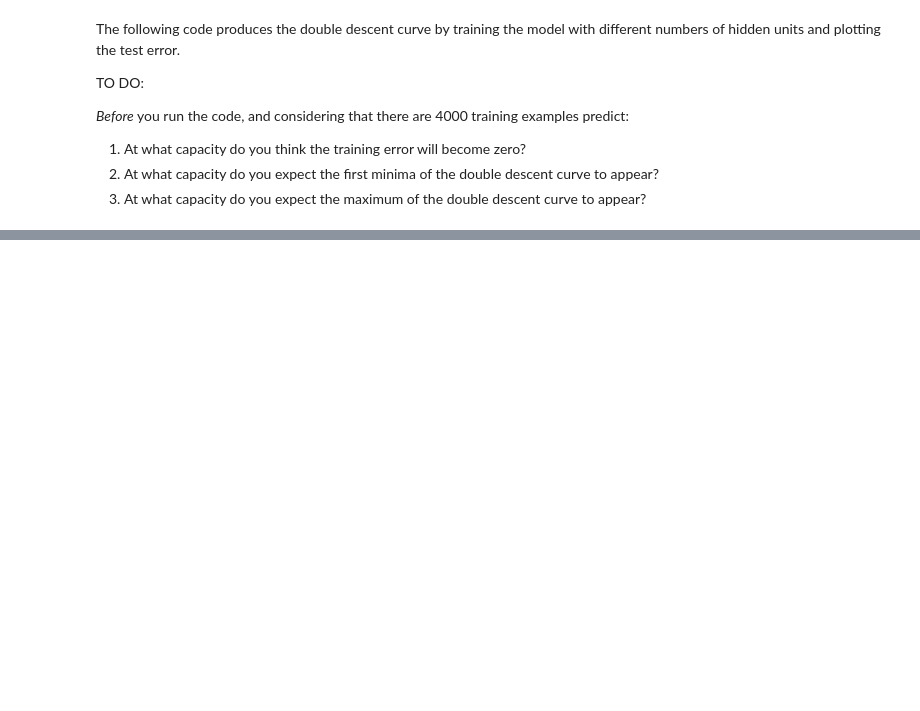
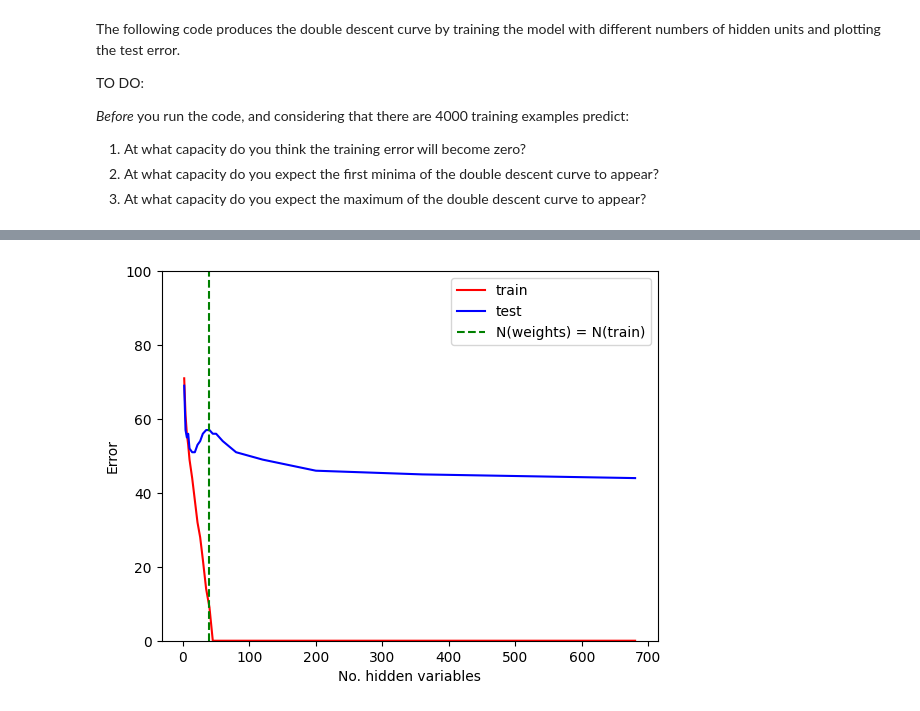
Before and after one commit to udlbook/udlbook, a Jupyter notebook: Notebooks/Chap08/8_3_Double_Descent.ipynb, the cells around one changed output, grey strips where cells are left out. Saved outputs shown, nothing was run; the diff lists cells and outputs as text; code cells hidden in the pictures; blank space fills up the shorter version.

```diff
--- a/Notebooks/Chap08/8_3_Double_Descent.ipynb
+++ b/Notebooks/Chap08/8_3_Double_Descent.ipynb
@@ -75,7 +98,7 @@ def get_model(n_hidden):
   # Return the model
   return model ;
 # %%
-def fit_model(model, data):
+def fit_model(model, data, n_epoch):
 
   # choose cross entropy loss function (equation 5.24)
   loss_function = torch.nn.CrossEntropyLoss()
@@ -91,9 +114,6 @@ def fit_model(model, data):
 
   # load the data into a class that creates the batches
   data_loader = DataLoader(TensorDataset(x_train,y_train), batch_size=100, shuffle=True, worker_init_fn=np.random.seed(1))
-
-  # loop over the dataset n_epoch times
-  n_epoch = 1000
 
   for epoch in range(n_epoch):
     # loop over batches
@@ -124,6 +144,9 @@ def fit_model(model, data):
       print(f'Epoch {epoch:5d}, train loss {losses_train:.6f}, train error {errors_train:3.2f},  test loss {losses_test:.6f}, test error {errors_test:3.2f}')
 
   return errors_train, errors_test
+# %%
+def count_parameters(model):
+    return sum(p.numel() for p in model.parameters() if p.requires_grad)
 # %% [markdown]
 The following code produces the double descent curve by training the model with different numbers of hidden units and plotting the test error.
 
@@ -138,16 +161,23 @@ TO DO:
 # This code will take a while (~30 mins on GPU) to run!  Go and make a cup of coffee!
 
 hidden_variables = np.array([2,4,6,8,10,14,18,22,26,30,35,40,45,50,55,60,70,80,90,100,120,140,160,180,200,250,300,400]) ;
+
 errors_train_all = np.zeros_like(hidden_variables)
 errors_test_all = np.zeros_like(hidden_variables)
+total_weights_all = np.zeros_like(hidden_variables)
+
+# loop over the dataset n_epoch times
+n_epoch = 1000
 
 # For each hidden variable size
 for c_hidden in range(len(hidden_variables)):
     print(f'Training model with {hidden_variables[c_hidden]:3d} hidden variables')
     # Get a model
     model = get_model(hidden_variables[c_hidden]) ;
+    # Count and store number of weights
+    total_weights_all[c_hidden] = count_parameters(model)
     # Train the model
-    errors_train, errors_test = fit_model(model, data)
+    errors_train, errors_test = fit_model(model, data, n_epoch)
     # Store the results
     errors_train_all[c_hidden] = errors_train
     errors_test_all[c_hidden]= errors_test
@@ -154,9 +202,28 @@ for c_hidden in range(len(hidden_variables)):
 # %%
+import matplotlib.pyplot as plt
+import numpy as np
+
+# Assuming data['y'] is available and contains the training examples
+num_training_examples = len(data['y'])
+
+# Find the index where total_weights_all is closest to num_training_examples
+closest_index = np.argmin(np.abs(np.array(total_weights_all) - num_training_examples))
+
+# Get the corresponding value of hidden variables
+hidden_variable_at_num_training_examples = hidden_variables[closest_index]
+
 # Plot the results
 fig, ax = plt.subplots()
-ax.plot(hidden_variables, errors_train_all,'r-',label='train')
-ax.plot(hidden_variables, errors_test_all,'b-',label='test')
-ax.set_ylim(0,100);
-ax.set_xlabel('No hidden variables'); ax.set_ylabel('Error')
+ax.plot(hidden_variables, errors_train_all, 'r-', label='train')
+ax.plot(hidden_variables, errors_test_all, 'b-', label='test')
+
+# Add a vertical line at the point where total weights equal the number of training examples
+ax.axvline(x=hidden_variable_at_num_training_examples, color='g', linestyle='--', label='N(weights) = N(train)')
+
+ax.set_ylim(0, 100)
+ax.set_xlabel('No. hidden variables')
+ax.set_ylabel('Error')
 ax.legend()
 plt.show()
+# %% [output]
+[figure, added]
```
Also changed, not shown: parts of 5 cells of this notebook.
